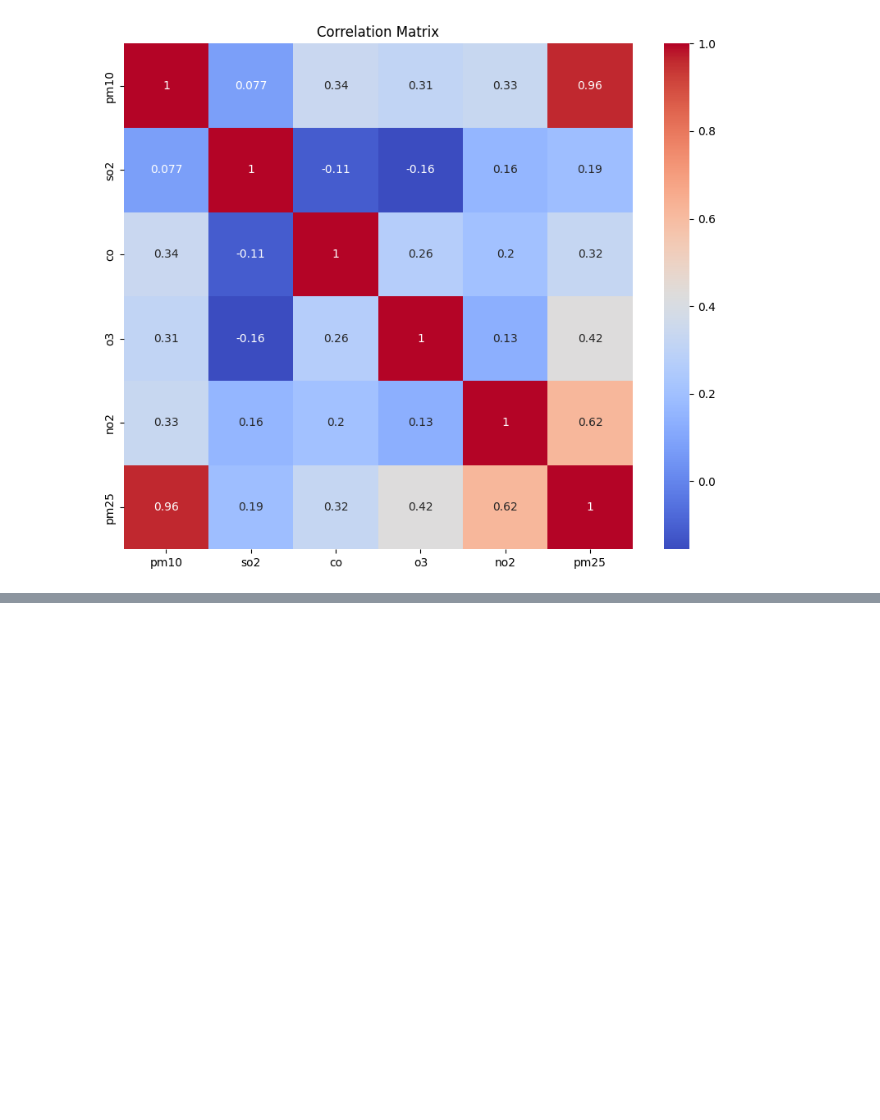
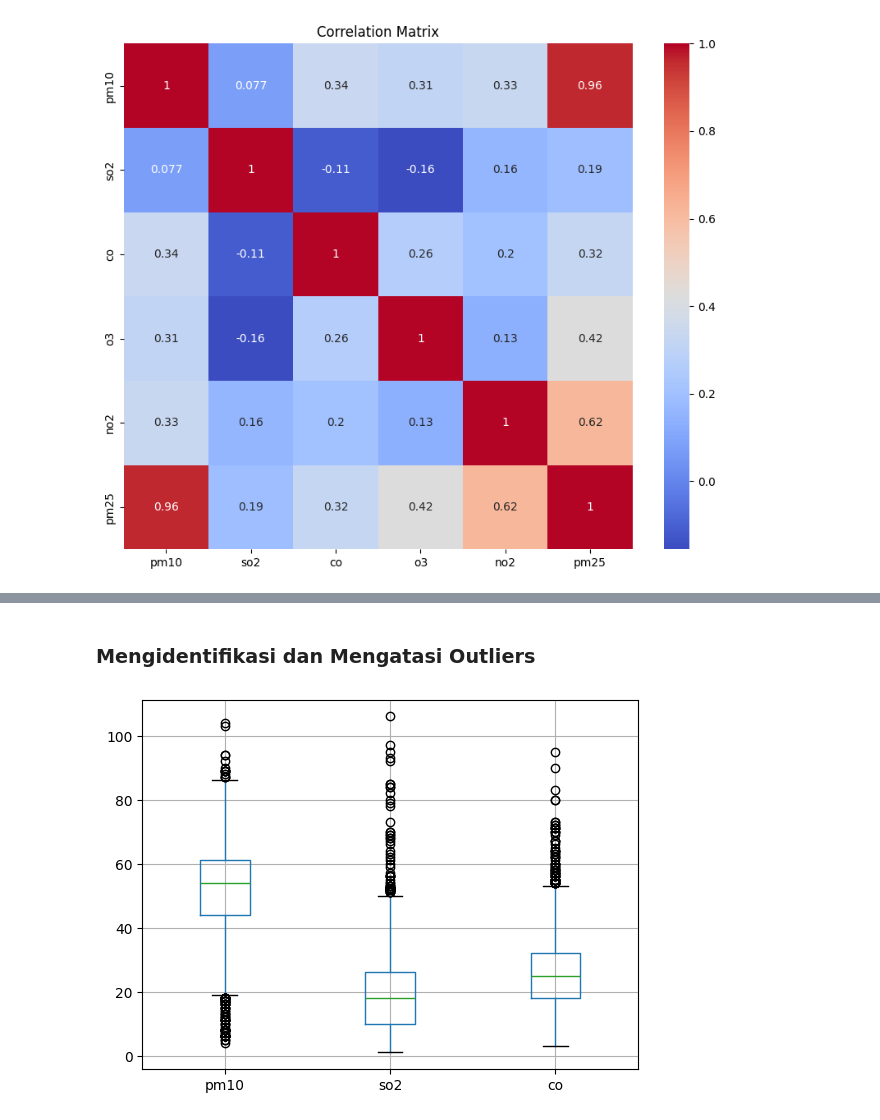
Before and after one commit to MukhlisMaulanaA/data-analytics-python, a Jupyter notebook: index.ipynb, the cells around one changed output, grey strips where cells are left out. Saved outputs shown, nothing was run; the diff lists cells and outputs as text; code cells hidden in the pictures; blank space fills up the shorter version.

```diff
--- a/index.ipynb
+++ b/index.ipynb
@@ -396,0 +415,8 @@ heatmap()
+# %%
+# Mengisi missing values dengan mean
+df.fillna(df['co'].mean(), inplace=True)
+
+# Menghapus baris dengan missing values
+df.dropna(inplace=True)
+
+print(df['co'])
@@ -396,0 +436,7 @@ heatmap()
+# %% [markdown]
+### Mengidentifikasi dan Mengatasi Outliers
+# %%
+df.boxplot(column=['pm10', 'so2', 'co'])
+plt.show()
+# %% [output]
+[figure, added]
```
Also changed, not shown: parts of 7 cells of this notebook.
